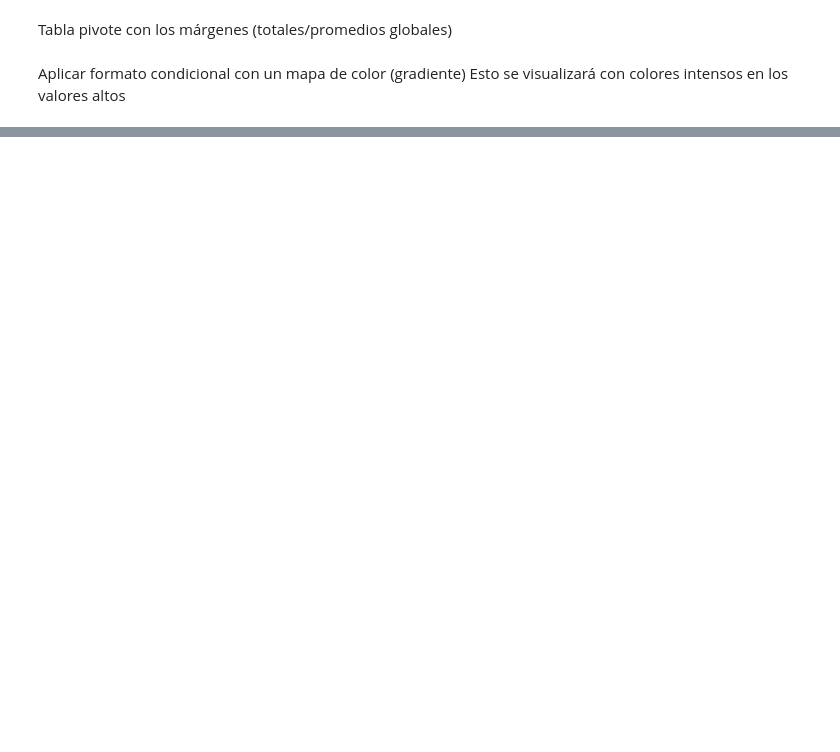
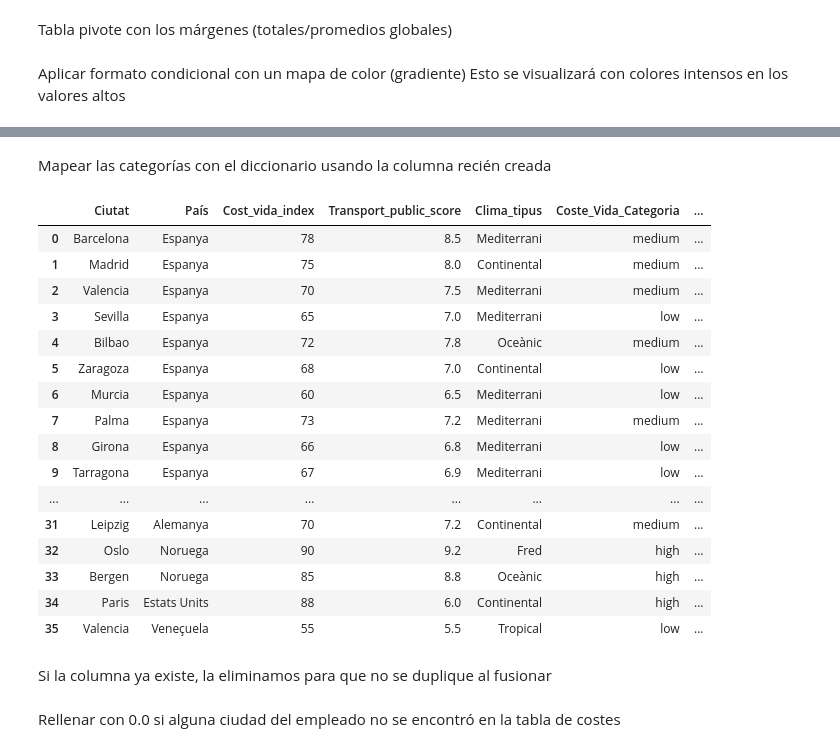
Before and after one commit to osleysorio/itacedemy_repo1_osley, a Jupyter notebook: sprint 8/sprint 8 ok.ipynb, the cells around one changed output, grey strips where cells are left out. Cells and saved outputs as stored; diff of their text form; code cells hidden in the pictures; blank space fills up the shorter version.

```diff
--- a/sprint 8/sprint 8 ok.ipynb
+++ b/sprint 8/sprint 8 ok.ipynb
@@ -535,0 +652,6 @@ matriz_estilizada
+# %%
+
+with open('politica_salarial.json', 'r') as archivo:
+    p_salarial = json.load(archivo)
+
+    print(p_salarial)
@@ -535,0 +711,3 @@ matriz_estilizada
+# %%
+limites_coste = [0, 70, 80, 100] #np.inf
+etiquetas_coste = ['low', 'medium', 'high']
@@ -535,0 +717,7 @@ matriz_estilizada
+# %%
+df_ciutats['Coste_Vida_Categoria'] = pd.cut(
+    df_ciutats['Cost_vida_index'],
+    bins=limites_coste,
+    labels=etiquetas_coste,
+    right=False
+)
@@ -535,0 +744,26 @@ matriz_estilizada
+# %% [markdown]
+ Mapear las categorías con el diccionario usando la columna recién creada
+# %%
+df_ciutats['Ajuste_Coste_Vida'] = df_ciutats['Coste_Vida_Categoria'].map(p_salarial['cost_of_living_adjustment']).fillna(0.0)
+# %%
+display(df_ciutats)
+# %% [output]
+|  | Ciutat | País | Cost_vida_index | Transport_public_score | Clima_tipus | Coste_Vida_Categoria | ... |
+| 0 | Barcelona | Espanya | 78 | 8.5 | Mediterrani | medium | ... |
+| 1 | Madrid | Espanya | 75 | 8.0 | Continental | medium | ... |
+| 2 | Valencia | Espanya | 70 | 7.5 | Mediterrani | medium | ... |
+| 3 | Sevilla | Espanya | 65 | 7.0 | Mediterrani | low | ... |
+| 4 | Bilbao | Espanya | 72 | 7.8 | Oceànic | medium | ... |
+| 5 | Zaragoza | Espanya | 68 | 7.0 | Continental | low | ... |
+| 6 | Murcia | Espanya | 60 | 6.5 | Mediterrani | low | ... |
+| 7 | Palma | Espanya | 73 | 7.2 | Mediterrani | medium | ... |
+| 8 | Girona | Espanya | 66 | 6.8 | Mediterrani | low | ... |
+| 9 | Tarragona | Espanya | 67 | 6.9 | Mediterrani | low | ... |
+| ... | ... | ... | ... | ... | ... | ... | ... |
+| 31 | Leipzig | Alemanya | 70 | 7.2 | Continental | medium | ... |
+| 32 | Oslo | Noruega | 90 | 9.2 | Fred | high | ... |
+| 33 | Bergen | Noruega | 85 | 8.8 | Oceànic | high | ... |
+| 34 | Paris | Estats Units | 88 | 6.0 | Continental | high | ... |
+| 35 | Valencia | Veneçuela | 55 | 5.5 | Tropical | low | ... |
+# %% [markdown]
+Si la columna ya existe, la eliminamos para que no se duplique al fusionar
@@ -535,0 +784,2 @@ matriz_estilizada
+# %% [markdown]
+Rellenar con 0.0 si alguna ciudad del empleado no se encontró en la tabla de costes
```
Also changed, not shown: parts of 127 cells of this notebook.
